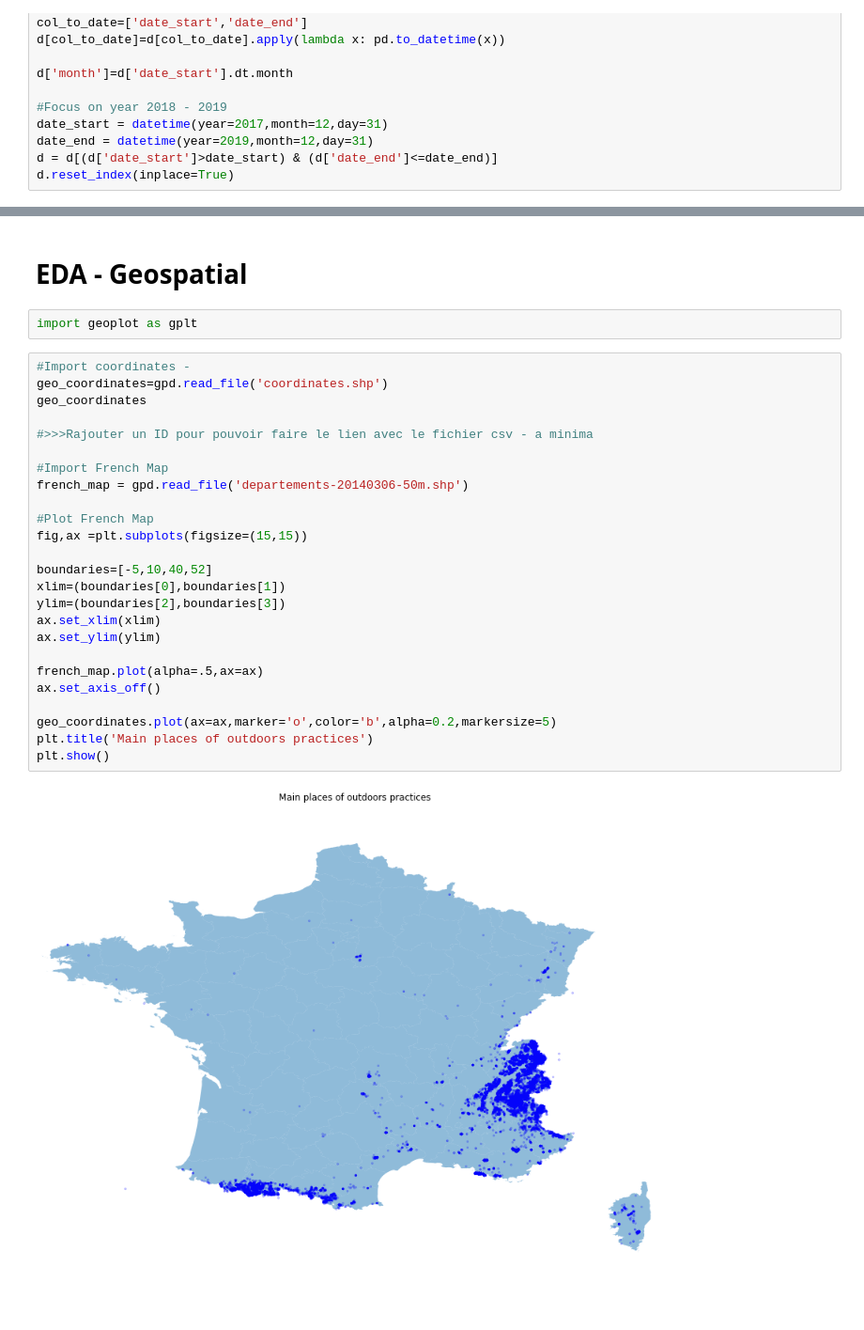
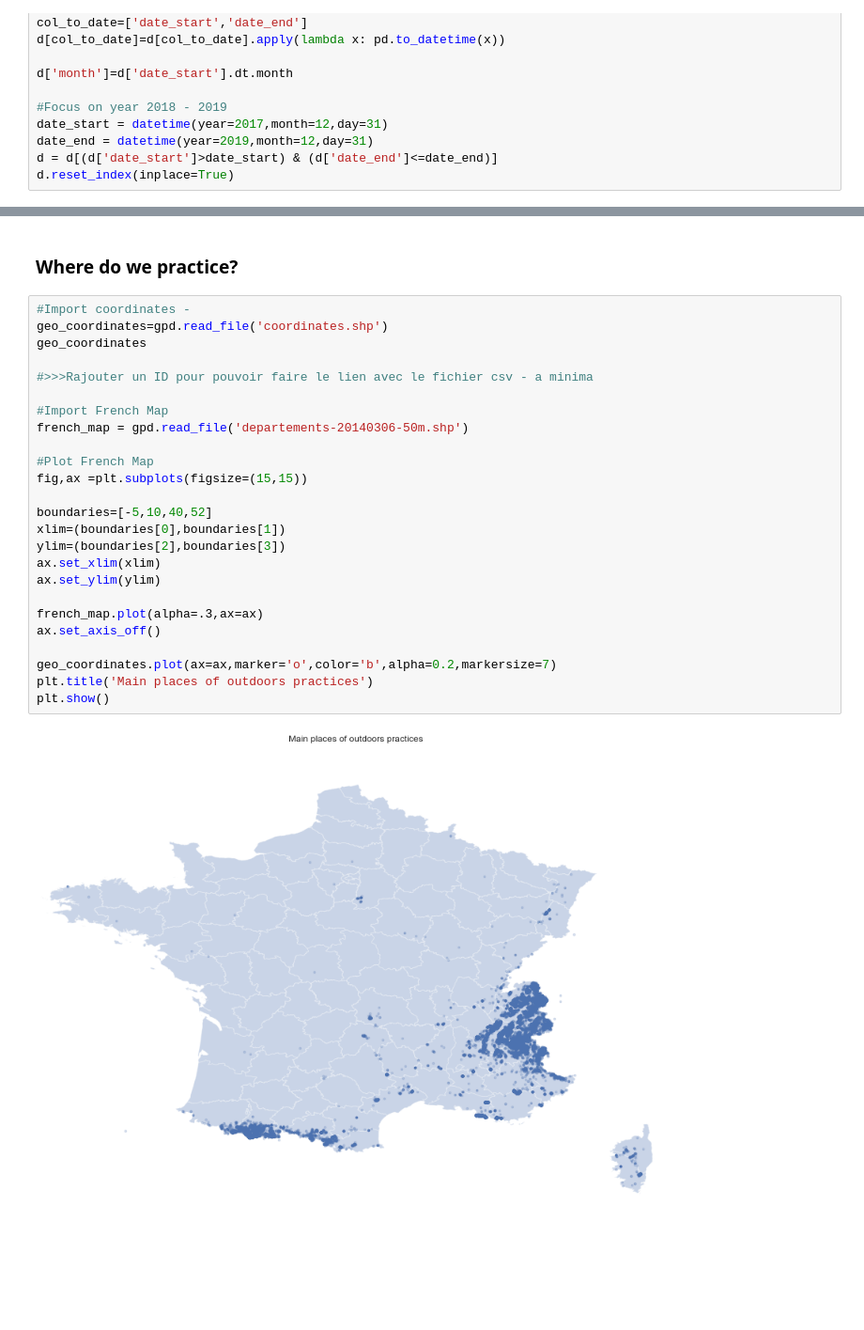
Before and after one commit to damien1719/C2C-Mountaineering-practices, a Jupyter notebook: C2C_API_v5.ipynb, the cells around one changed output, grey strips where cells are left out. Shown: that part at 94% size. Cells and saved outputs as stored; diff of their text form; blank space fills up the shorter version.

```diff
--- a/C2C_API_v5.ipynb
+++ b/C2C_API_v5.ipynb
@@ -214,34 +213,32 @@ plt.show()
 #Are C2C contributors polyvalent acrosse several sports?
 # %% [output]
 [figure]
-# %% [markdown]
-# EDA - Geospatial
-# %%
-import geoplot as gplt
+# %% [markdown]
+### Where do we practice?
 # %%
 #Import coordinates -
 geo_coordinates=gpd.read_file('coordinates.shp')
 geo_coordinates
 
 #>>>Rajouter un ID pour pouvoir faire le lien avec le fichier csv - a minima
 
 #Import French Map
 french_map = gpd.read_file('departements-20140306-50m.shp')
 
 #Plot French Map
 fig,ax =plt.subplots(figsize=(15,15))
 
 boundaries=[-5,10,40,52]
 xlim=(boundaries[0],boundaries[1])
 ylim=(boundaries[2],boundaries[3])
 ax.set_xlim(xlim)
 ax.set_ylim(ylim)
 
-french_map.plot(alpha=.5,ax=ax)
+french_map.plot(alpha=.3,ax=ax)
 ax.set_axis_off()
 
-geo_coordinates.plot(ax=ax,marker='o',color='b',alpha=0.2,markersize=5)
+geo_coordinates.plot(ax=ax,marker='o',color='b',alpha=0.2,markersize=7)
 plt.title('Main places of outdoors practices')
 plt.show()
 # %% [output]
-[figure, old version]
+[figure, new version]
```
Also changed, not shown: parts of 23 cells of this notebook, 3 other files.
